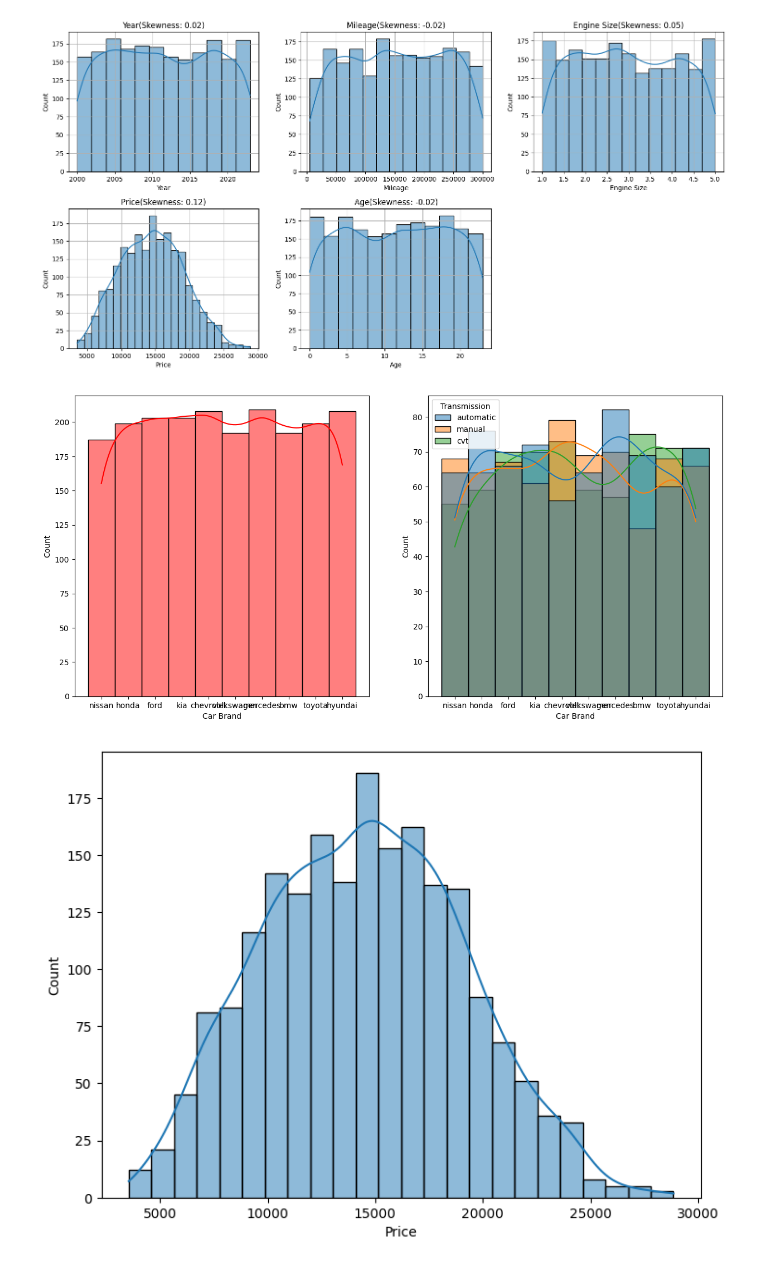
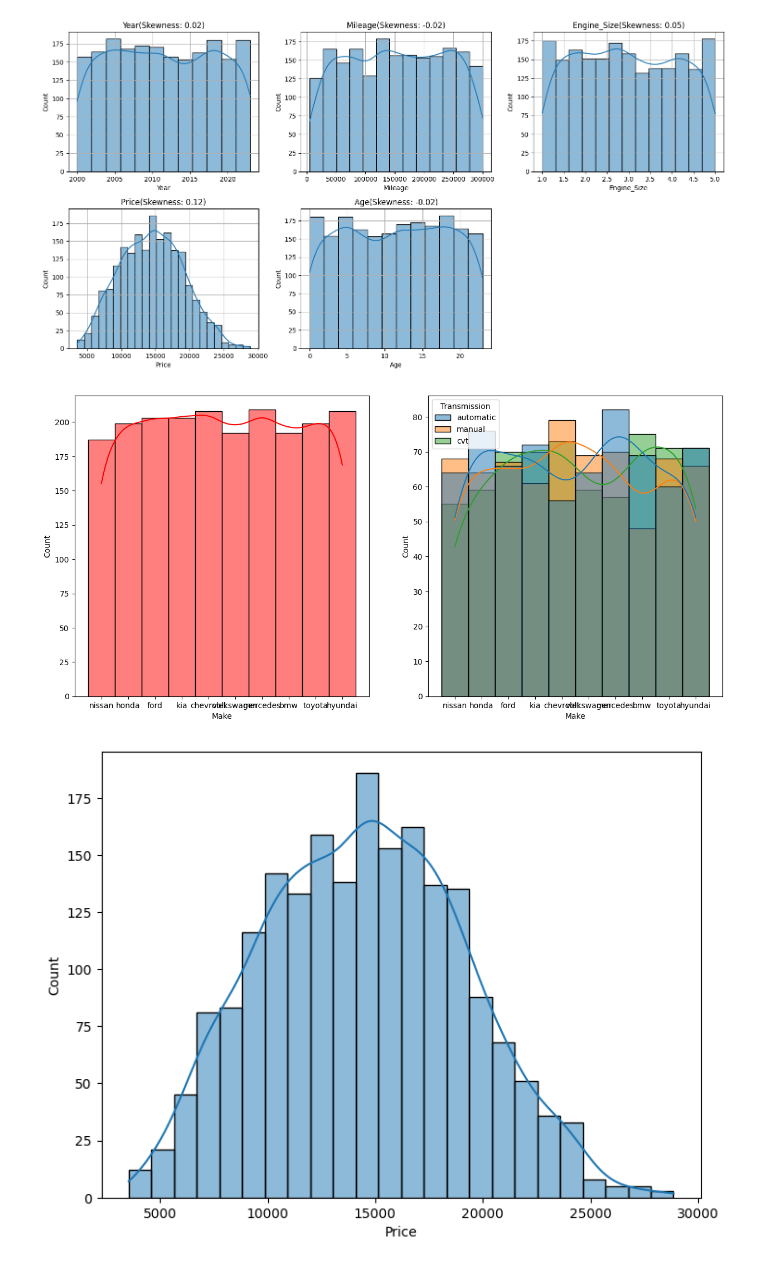
Before and after one commit to Lakshman895/CarPricePrediction, a Jupyter notebook: notebook/eda.ipynb, the cells around one changed output. Drawn from its saved outputs; the diff is of its cells as text; code cells hidden in the pictures.

```diff
--- a/notebook/eda.ipynb
+++ b/notebook/eda.ipynb
@@ -104,8 +104,6 @@ First Owner     666
 Second Owner    645
 Name: count, dtype: int64
 -------------------------------------------------------------
-# %%
-df.rename(columns={'Make':'Car Brand'},inplace=True)
 # %%
 df.head(2)
 # %% [output]
@@ -184,13 +182,13 @@ Total number of 'Automatic Transmission' is: 680
 Total number of 'Manual Transformation' is: 660
 Total number of 'CVT Transformation' is: 660
 # %%
-df['Car Brand'] = df['Car Brand'].str.lower()
+df['Make'] = df['Make'].str.lower()
 df['Model'] = df['Model'].str.lower()
-df['Fuel Type'] = df['Fuel Type'].str.lower()
+df['Fuel_Type'] = df['Fuel_Type'].str.lower()
 df['Transmission'] = df['Transmission'].str.lower()
-df['Body Type'] = df['Body Type'].str.lower()
+df['Body_Type'] = df['Body_Type'].str.lower()
 df['Color'] = df['Color'].str.lower()
-df['Owner History'] = df['Owner History'].str.lower()
+df['Owner_History'] = df['Owner_History'].str.lower()
 # %%
 df.head(2)
 # %% [output]
@@ -229,12 +227,12 @@ plot_histogram(df, numerical_feature)
 # %%
 fig, axs = plt.subplots(1,2, figsize=(15, 7))
 plt.subplot(121)
-sns.histplot(data=df,x='Car Brand',bins=30,kde=True,color='r')
+sns.histplot(data=df,x='Make',bins=30,kde=True,color='r')
 plt.subplot(122)
-sns.histplot(data=df,x='Car Brand',kde=True,hue='Transmission')
+sns.histplot(data=df,x='Make',kde=True,hue='Transmission')
 plt.show()
 # %% [output]
-[figure, old version]
+[figure, new version]
 # %%
 plt.figure(figsize=(8,6))
 sns.histplot(df['Price'],kde=True)
```
Also changed, not shown: parts of 14 cells of this notebook, 11 other files.
